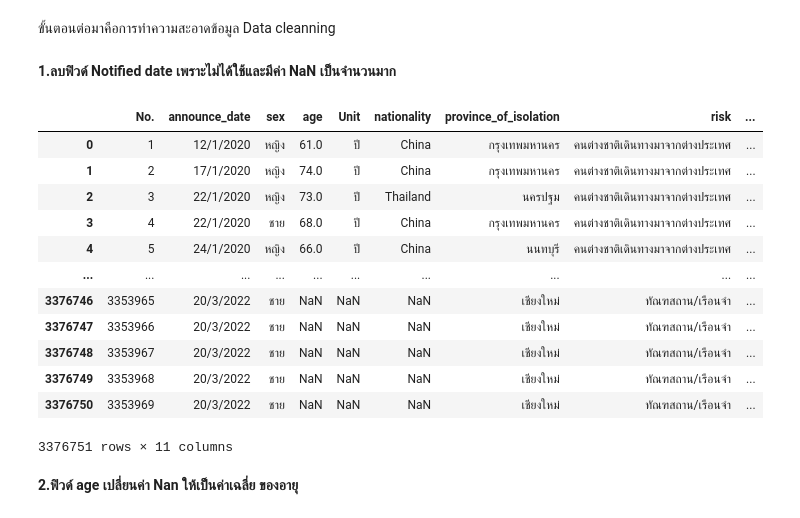
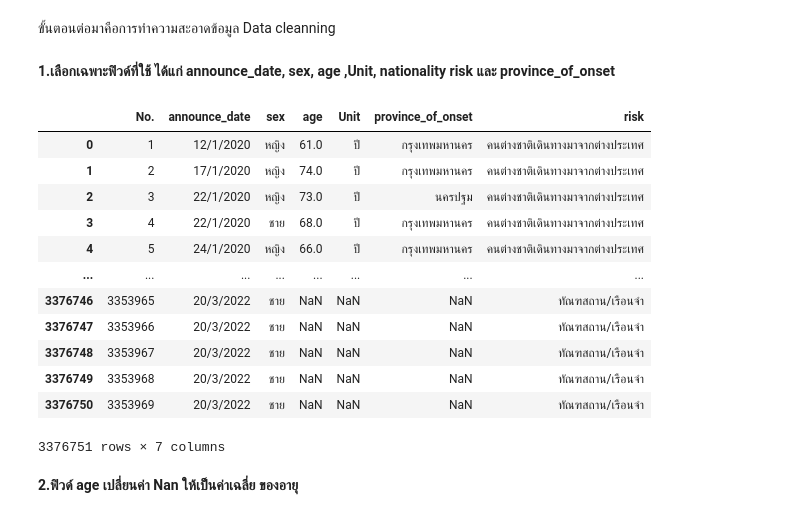
Before and after one commit to team0243/data_viz_2022, a Jupyter notebook: Project.ipynb, the cells around one changed output. Drawn from its saved outputs; the diff is of its cells as text; code cells hidden in the pictures.

```diff
--- a/Project.ipynb
+++ b/Project.ipynb
@@ -116,25 +150,24 @@ data_covid_all
 # %% [markdown]
 ขั้นตอนต่อมาคือการทำความสะอาดข้อมูล Data cleanning
-# %% [markdown]
-**1.ลบฟิวด์ Notified date เพราะไม่ได้ใช้และมีค่า NaN เป็นจำนวนมาก**
-# %%
-data_covid_all.drop(['Notified date'],axis=1, inplace = True)
-# %%
-data_covid_all # จะเห็นได้ไม่มี ฟิวด์ Notified date แล้ว
-# %% [output]
-|  | No. | announce_date | sex | age | Unit | nationality | province_of_isolation | risk | ... |
-| 0 | 1 | 12/1/2020 | หญิง | 61.0 | ปี | China | กรุงเทพมหานคร | คนต่างชาติเดินทางมาจากต่างประเทศ | ... |
-| 1 | 2 | 17/1/2020 | หญิง | 74.0 | ปี | China | กรุงเทพมหานคร | คนต่างชาติเดินทางมาจากต่างประเทศ | ... |
-| 2 | 3 | 22/1/2020 | หญิง | 73.0 | ปี | Thailand | นครปฐม | คนต่างชาติเดินทางมาจากต่างประเทศ | ... |
-| 3 | 4 | 22/1/2020 | ชาย | 68.0 | ปี | China | กรุงเทพมหานคร | คนต่างชาติเดินทางมาจากต่างประเทศ | ... |
-| 4 | 5 | 24/1/2020 | หญิง | 66.0 | ปี | China | นนทบุรี | คนต่างชาติเดินทางมาจากต่างประเทศ | ... |
-| ... | ... | ... | ... | ... | ... | ... | ... | ... | ... |
-| 3376746 | 3353965 | 20/3/2022 | ชาย | NaN | NaN | NaN | เชียงใหม่ | ทัณฑสถาน/เรือนจำ | ... |
-| 3376747 | 3353966 | 20/3/2022 | ชาย | NaN | NaN | NaN | เชียงใหม่ | ทัณฑสถาน/เรือนจำ | ... |
-| 3376748 | 3353967 | 20/3/2022 | ชาย | NaN | NaN | NaN | เชียงใหม่ | ทัณฑสถาน/เรือนจำ | ... |
-| 3376749 | 3353968 | 20/3/2022 | ชาย | NaN | NaN | NaN | เชียงใหม่ | ทัณฑสถาน/เรือนจำ | ... |
-| 3376750 | 3353969 | 20/3/2022 | ชาย | NaN | NaN | NaN | เชียงใหม่ | ทัณฑสถาน/เรือนจำ | ... |
-3376751 rows × 11 columns
+# %% [markdown]
+**1.เลือกเฉพาะฟิวด์ที่ใช้ ได้แก่ announce_date,	sex,	age	,Unit,	nationality risk	และ province_of_onset**
+# %%
+data_p1 = data_covid_all[['No.','announce_date','sex','age','Unit','province_of_onset','risk']]
+data_p1
+# %% [output]
+|  | No. | announce_date | sex | age | Unit | province_of_onset | risk |
+| 0 | 1 | 12/1/2020 | หญิง | 61.0 | ปี | กรุงเทพมหานคร | คนต่างชาติเดินทางมาจากต่างประเทศ |
+| 1 | 2 | 17/1/2020 | หญิง | 74.0 | ปี | กรุงเทพมหานคร | คนต่างชาติเดินทางมาจากต่างประเทศ |
+| 2 | 3 | 22/1/2020 | หญิง | 73.0 | ปี | นครปฐม | คนต่างชาติเดินทางมาจากต่างประเทศ |
+| 3 | 4 | 22/1/2020 | ชาย | 68.0 | ปี | กรุงเทพมหานคร | คนต่างชาติเดินทางมาจากต่างประเทศ |
+| 4 | 5 | 24/1/2020 | หญิง | 66.0 | ปี | กรุงเทพมหานคร | คนต่างชาติเดินทางมาจากต่างประเทศ |
+| ... | ... | ... | ... | ... | ... | ... | ... |
+| 3376746 | 3353965 | 20/3/2022 | ชาย | NaN | NaN | NaN | ทัณฑสถาน/เรือนจำ |
+| 3376747 | 3353966 | 20/3/2022 | ชาย | NaN | NaN | NaN | ทัณฑสถาน/เรือนจำ |
+| 3376748 | 3353967 | 20/3/2022 | ชาย | NaN | NaN | NaN | ทัณฑสถาน/เรือนจำ |
+| 3376749 | 3353968 | 20/3/2022 | ชาย | NaN | NaN | NaN | ทัณฑสถาน/เรือนจำ |
+| 3376750 | 3353969 | 20/3/2022 | ชาย | NaN | NaN | NaN | ทัณฑสถาน/เรือนจำ |
+3376751 rows × 7 columns
 # %% [markdown]
 **2.ฟิวด์ age เปลี่ยนค่า Nan ให้เป็นค่าเฉลี่ย ของอายุ**
 # %%
```
Also changed, not shown: parts of 8 cells of this notebook.
